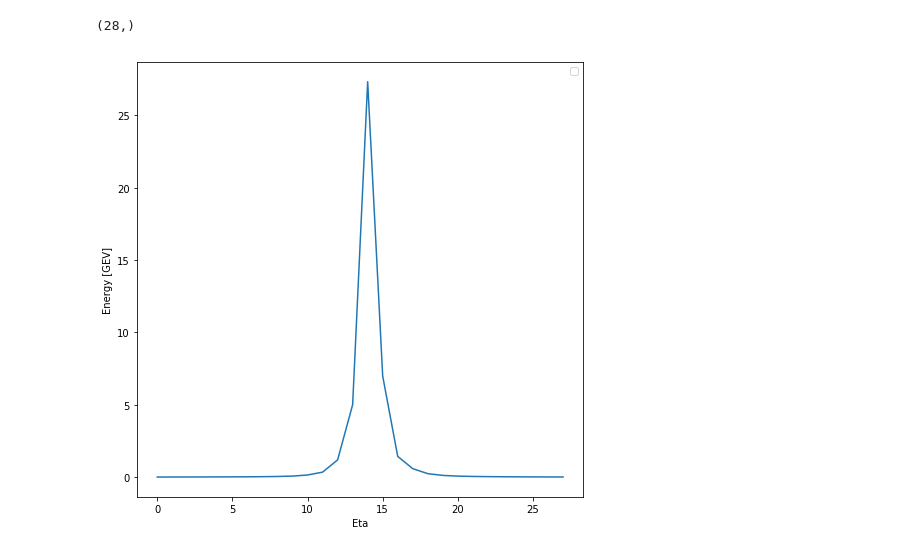
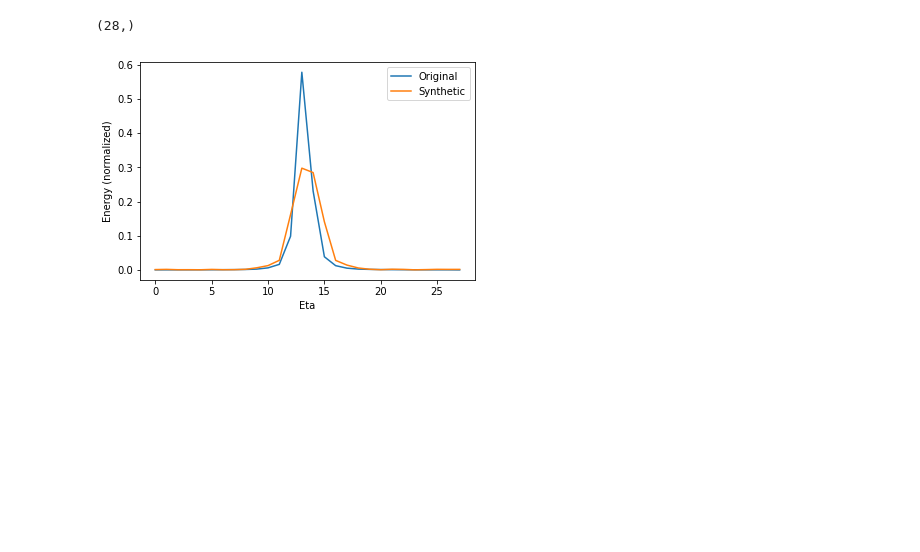
Before and after one commit to SPRACE/calo-simulation, a Jupyter notebook: notebooks/Data Plotting.ipynb, the cells around one changed output. Cells and saved outputs as stored; diff of their text form; code cells hidden in the pictures; blank space fills up the shorter version.

Commit message:
Added Data Plotting notebook

```diff
--- a/notebooks/Data Plotting.ipynb
+++ b/notebooks/Data Plotting.ipynb
@@ -12,4 +11,5 @@ plt.rcParams['figure.figsize'] = [8, 8]
 # %% [markdown]
 # Plot Colormaps
 # %%
-eminus_data = np.load('/data/jet-images/eminus_Ele-Eta0-PhiPiOver2-Energy50.npy')
+eminus_data = np.load('eminus_Ele-Eta0-PhiPiOver2-Energy50_28x28.npy')
+synthetic_data = np.load('synthetic_eminus_Energy50_SimpleNetwork_4x512.npy')
@@ -64 +70,11 @@ eminus_eta_mean = mean_eta(eminus_data)
+# %%
+eminus_eta_mean = mean_eta(eminus_data)
+synthetic_eta_mean = mean_eta(synthetic_data)
+eminus_phi_mean = mean_phi(eminus_data)
+synthetic_phi_mean = mean_phi(synthetic_data)
+# %%
+def normalize_array(array):
+    integral = np.sum(array)
+    norm_array = array/integral
+    return norm_array
 # %%
@@ -66,6 +82,12 @@ eminus_eta_mean.shape
 # %% [output]
 (28,)
+# %%
+eminus_eta_mean_norm = normalize_array(eminus_eta_mean)
+synthetic_eta_mean_norm = normalize_array(synthetic_eta_mean)
+eminus_phi_mean_norm = normalize_array(eminus_phi_mean)
+synthetic_phi_mean_norm = normalize_array(synthetic_phi_mean)
 # %%
-plot_cumulative(data=eminus_eta_mean, ylabel="Energy [GEV]", xlabel="Eta")
+plot_cumulative(data=(eminus_eta_mean_norm,synthetic_eta_mean_norm),
+                ylabel="Energy (normalized)", xlabel="Eta",legend=("Original","Synthetic"))
 # %% [output]
-[figure, old version]
+[figure, new version]
```
Also changed, not shown: parts of 47 cells of this notebook.
